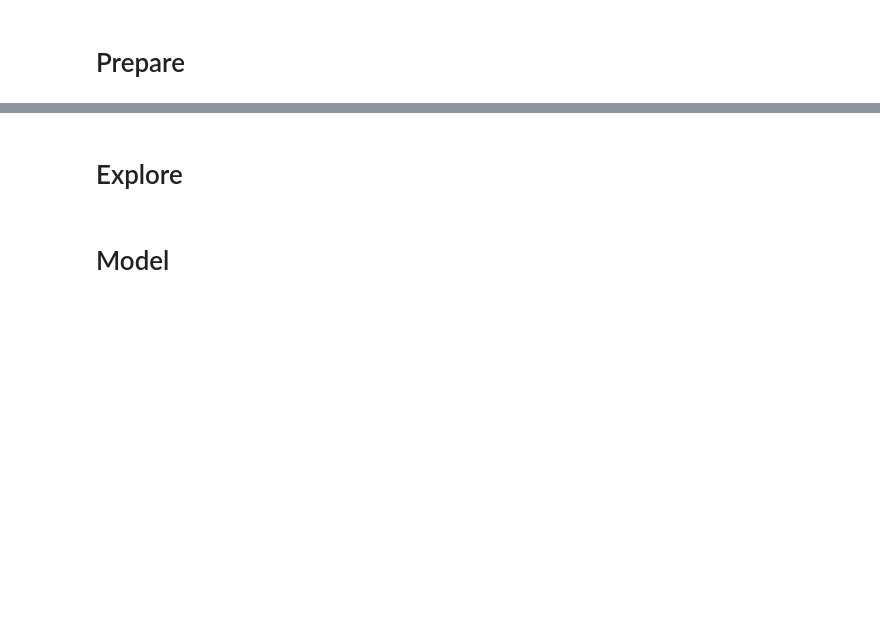
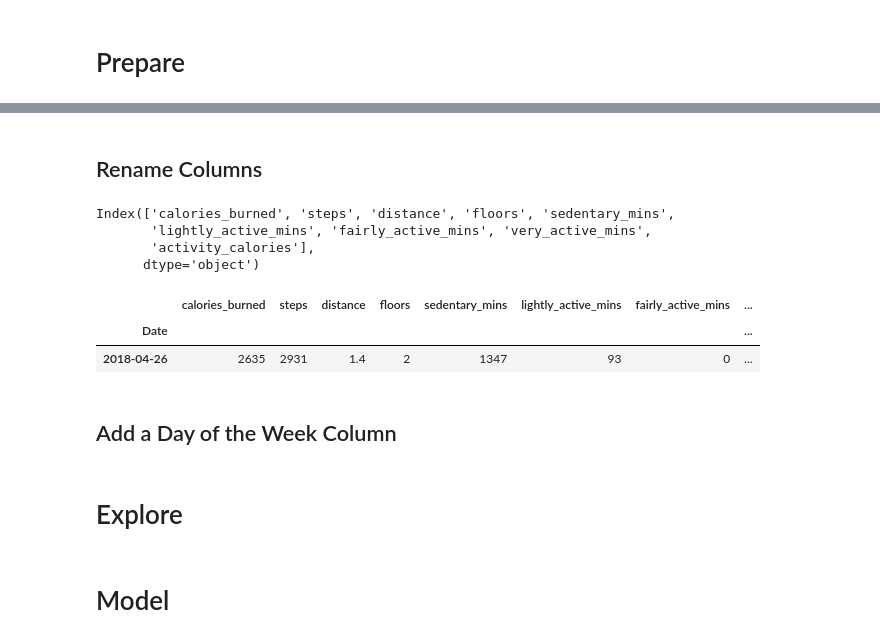
Before and after one commit to U-Gotta-Have-Faith/time_series, a Jupyter notebook: faith_acquire.ipynb, the cells around one changed output, grey strips where cells are left out. Cells and saved outputs as stored; diff of their text form; code cells hidden in the pictures; blank space fills up the shorter version.

```diff
--- a/faith_acquire.ipynb
+++ b/faith_acquire.ipynb
@@ -15,0 +77,22 @@ import numpy as np
+# %% [markdown]
+## Rename Columns
+# %%
+df.columns
+# %% [output]
+Index(['calories_burned', 'steps', 'distance', 'floors', 'sedentary_mins',
+       'lightly_active_mins', 'fairly_active_mins', 'very_active_mins',
+       'activity_calories'],
+      dtype='object')
+# %%
+df.rename(columns={'Calories Burned': 'calories_burned', 'Steps': 'steps', 'Distance': 'distance',
+                  'Floors': 'floors', 'Minutes Sedentary': 'sedentary_mins', 'Minutes Lightly Active': 'lightly_active_mins',
+                  'Minutes Fairly Active': 'fairly_active_mins', 'Minutes Very Active': 'very_active_mins',
+                'Activity Calories': 'activity_calories'}, inplace=True)
+# %%
+df.head(1)
+# %% [output]
+|  | calories_burned | steps | distance | floors | sedentary_mins | lightly_active_mins | fairly_active_mins | ... |
+| Date |  |  |  |  |  |  |  | ... |
+| 2018-04-26 | 2635 | 2931 | 1.4 | 2 | 1347 | 93 | 0 | ... |
+# %% [markdown]
+## Add a Day of the Week Column
```
Also changed, not shown: parts of 9 cells of this notebook.
